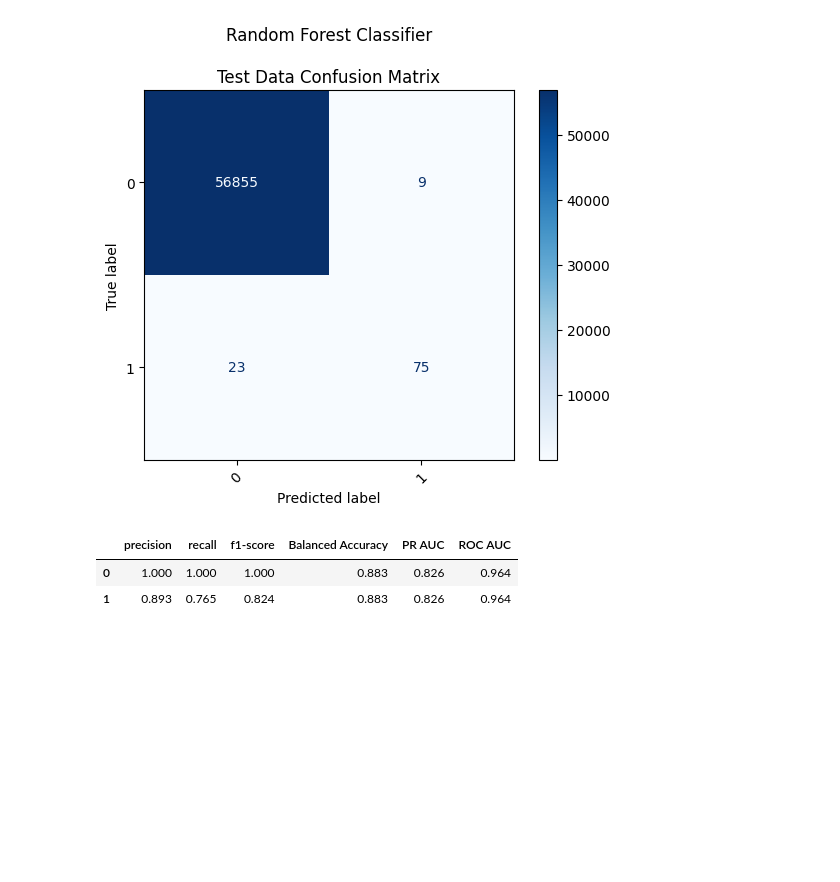
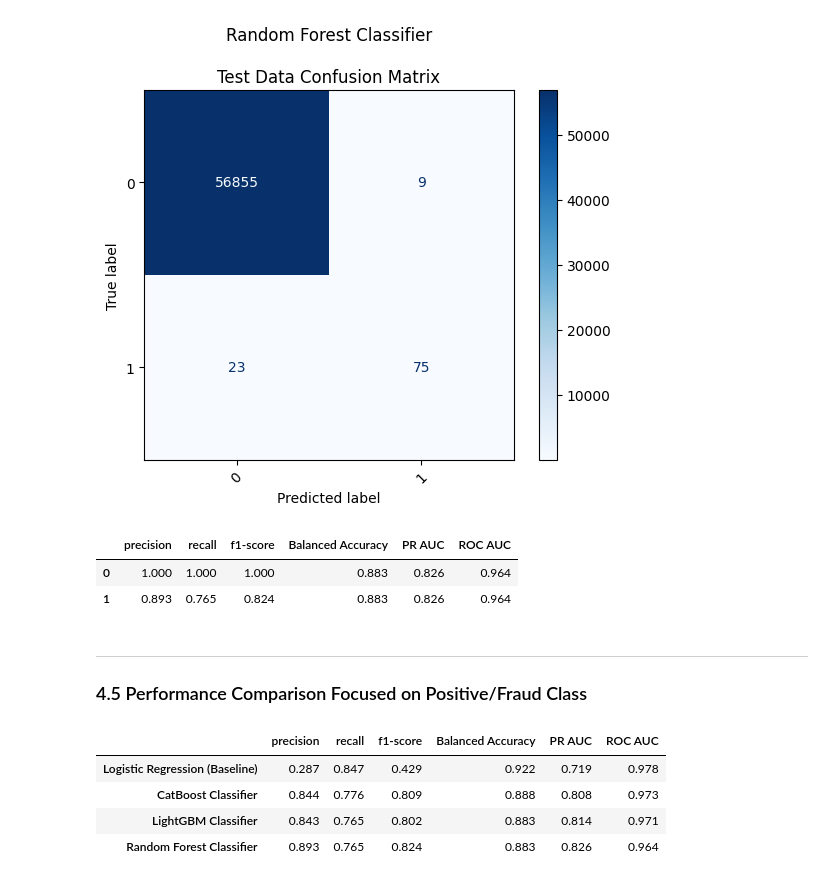
Before and after one commit to muhannad-imam/fraud-risk-modeling, a Jupyter notebook: notebooks/04_modeling.ipynb, the cells around one changed output. Drawn from its saved outputs; the diff is of its cells as text; code cells hidden in the pictures; blank space fills up the shorter version.

```diff
--- a/notebooks/04_modeling.ipynb
+++ b/notebooks/04_modeling.ipynb
@@ -303,3 +282,16 @@ rf_metrics
 |  | precision | recall | f1-score | Balanced Accuracy | PR AUC | ROC AUC |
 | 0 | 1.000 | 1.000 | 1.000 | 0.883 | 0.826 | 0.964 |
 | 1 | 0.893 | 0.765 | 0.824 | 0.883 | 0.826 | 0.964 |
+# %% [markdown]
+---
+### 4.5 Performance Comparison Focused on Positive/Fraud Class
+# %%
+from src.model import compare_models
+
+compare_models({"Logistic Regression (Baseline)":lr_metrics,"CatBoost Classifier": catboost_metrics,"LightGBM Classifier": lightgbm_metrics,"Random Forest Classifier": rf_metrics})
+# %% [output]
+|  | precision | recall | f1-score | Balanced Accuracy | PR AUC | ROC AUC |
+| Logistic Regression (Baseline) | 0.287 | 0.847 | 0.429 | 0.922 | 0.719 | 0.978 |
+| CatBoost Classifier | 0.844 | 0.776 | 0.809 | 0.888 | 0.808 | 0.973 |
+| LightGBM Classifier | 0.843 | 0.765 | 0.802 | 0.883 | 0.814 | 0.971 |
+| Random Forest Classifier | 0.893 | 0.765 | 0.824 | 0.883 | 0.826 | 0.964 |
```
Also changed, not shown: parts of 6 cells of this notebook.
